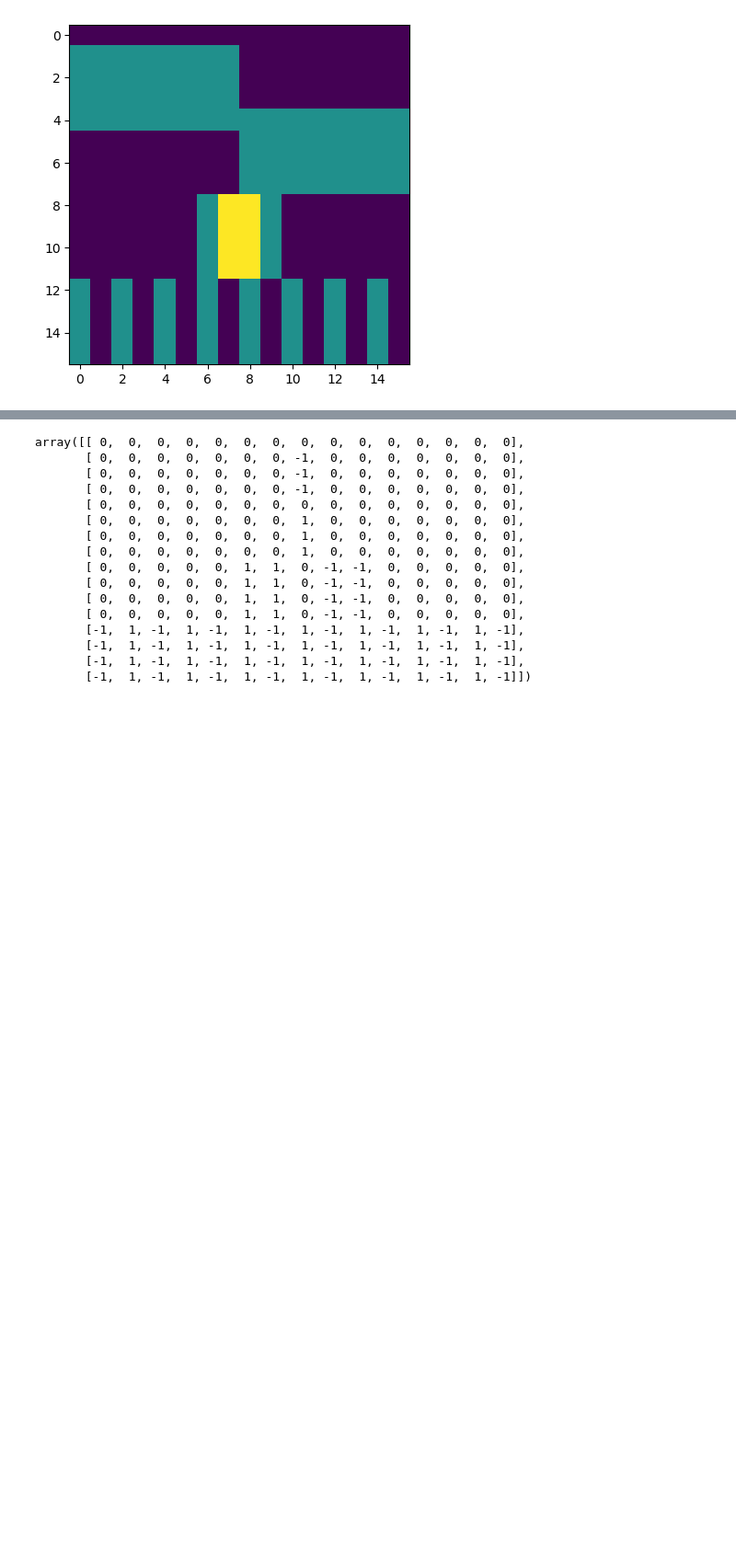
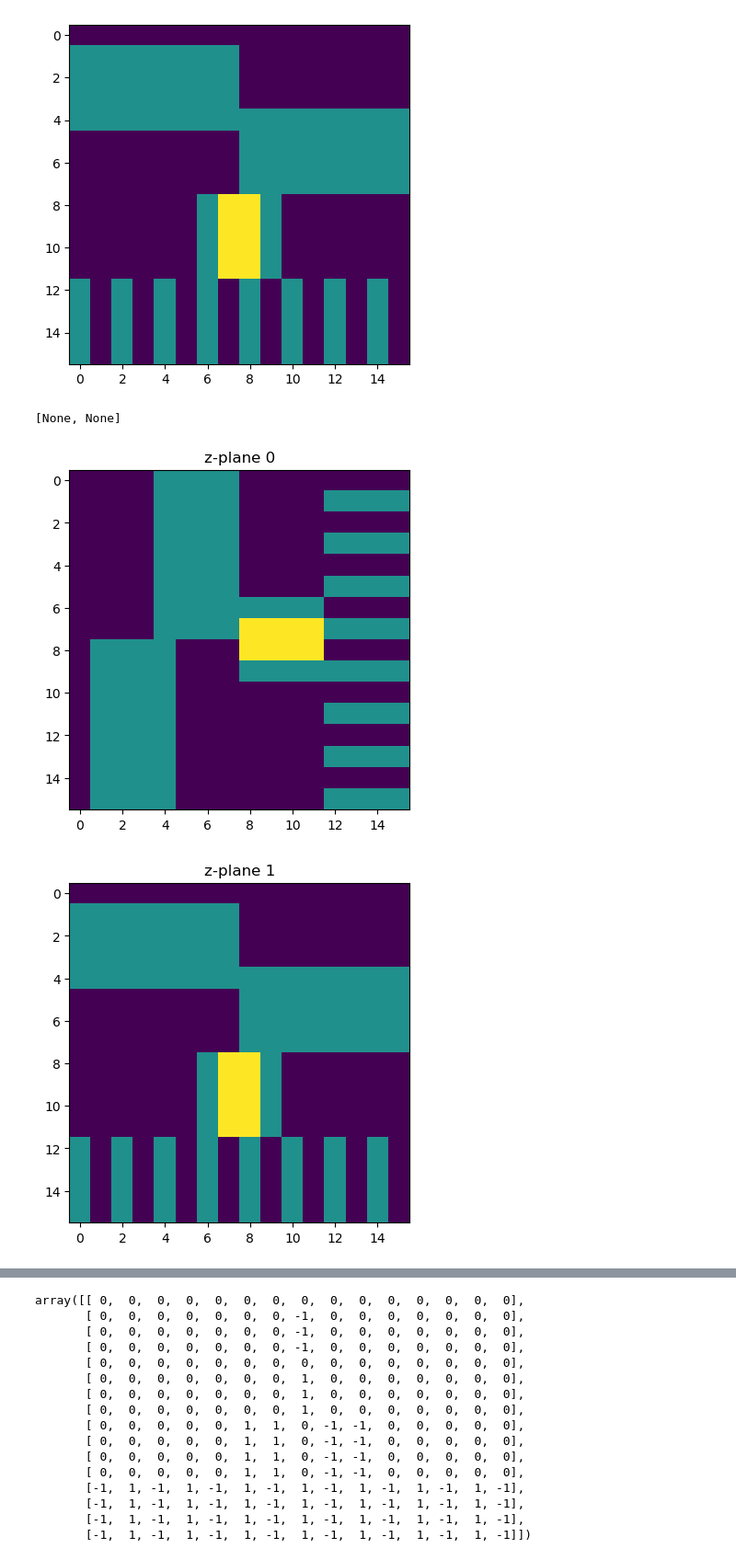
Before and after one commit to CorbanSwain/Custom-Multiphoton-Patterning, a Jupyter notebook: pixel_shift_dev.ipynb, the cells around one changed output, grey strips where cells are left out. Shown at 92% size. Saved outputs shown, nothing was run; the diff lists cells and outputs as text; code cells hidden in the pictures; blank space fills up the shorter version.

```diff
--- a/pixel_shift_dev.ipynb
+++ b/pixel_shift_dev.ipynb
@@ -26,3 +33,14 @@ plt.imshow(test_image)
 # %% [output]
 <matplotlib.image.AxesImage at 0x...>
 [figure]
+# %%
+test_image_2 = np.stack([np.rot90(test_image), test_image])
+def show(i, title):
+    plt.figure()
+    plt.title(title)
+    plt.imshow(i)
+[show(ti, f'z-plane {i:d}') for i, ti in enumerate(test_image_2)]
+# %% [output]
+[None, None]
+[figure, added]
+[figure, added]
```
Also changed, not shown: parts of 18 cells of this notebook, 2 other files.
